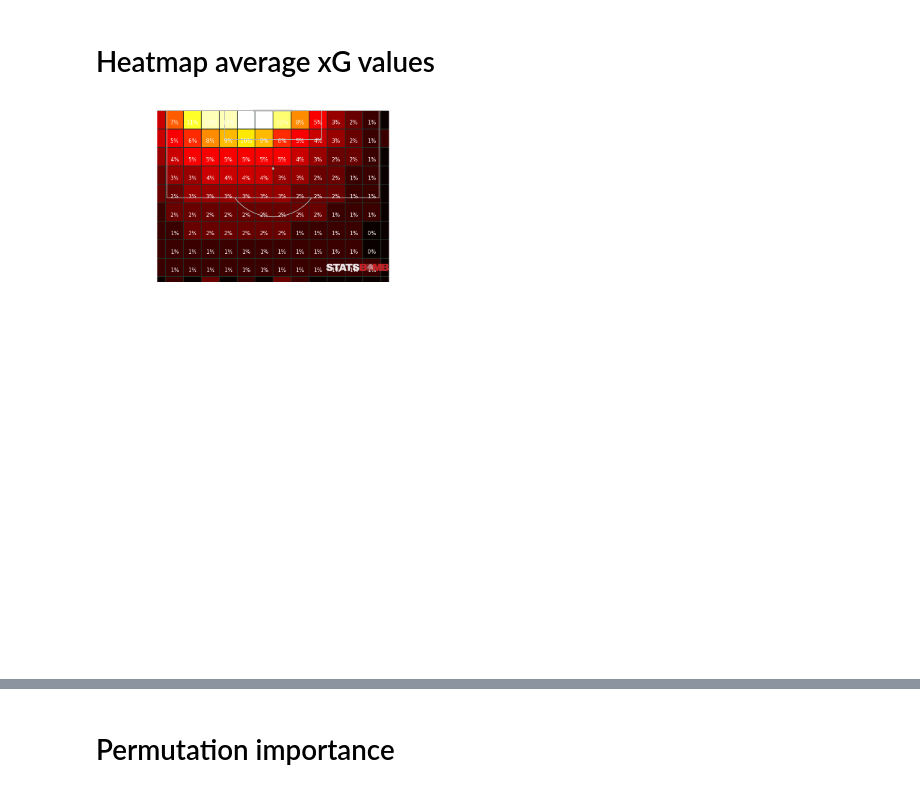
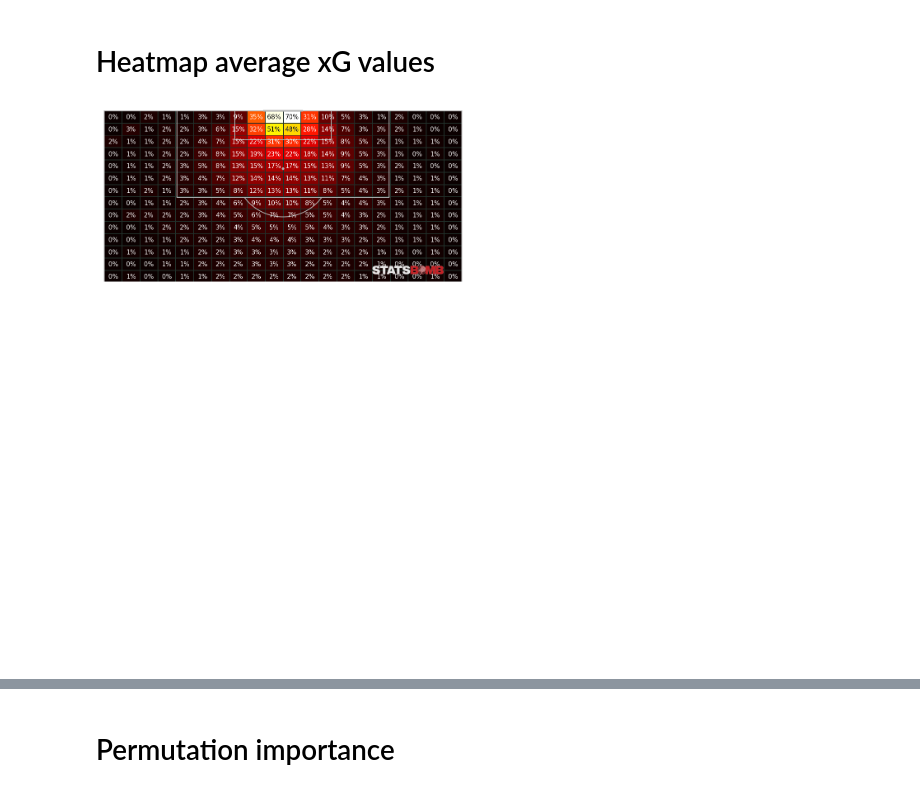
Before and after one commit to SergiRuizUNIR/TFG, a Jupyter notebook: 14_Visualizar_xG.ipynb, the cells around one changed output, grey strips where cells are left out. Drawn from its saved outputs; the diff is of its cells as text; code cells hidden in the pictures.

```diff
--- a/14_Visualizar_xG.ipynb
+++ b/14_Visualizar_xG.ipynb
@@ -23,11 +16,13 @@ from urllib.request import urlopen
 # %%
 # Load model and data
 cwd = os.getcwd()
-df_lgbm = pd.read_parquet(os.path.join(cwd, 'data', 'modelling', 'lgbm2.parquet'))
+df_xgb = pd.read_parquet(os.path.join(cwd, 'data', 'modelling', 'xgb.parquet'))
 df_all = pd.read_parquet(os.path.join(cwd, 'data', 'shots.parquet'))
-df_X = df_lgbm.drop(['goal', 'split', 'match_id', 'wyscout_id', 'statsbomb_id'], axis=1).copy()
-df_xg = pd.read_parquet(os.path.join(cwd, 'data', 'modelling', 'xg_shap2.parquet'))
-model = load(os.path.join(cwd, 'models', 'lgbm_model.joblib'))
+mask_penalty = (df_all.shot_type_name=='penalty')
+df_all = df_all[~mask_penalty].copy()
+df_X = df_xgb.drop(['goal', 'split', 'match_id', 'wyscout_id', 'statsbomb_id'], axis=1).copy()
+df_xg_xgb = pd.read_parquet(os.path.join(cwd, 'data', 'modelling', 'xg_shap_xgb.parquet'))
+model_xgb = load(os.path.join(cwd, 'models', 'xgb_model.joblib'))
 STATSBOMB = os.path.join(cwd, 'data', 'statsbomb')
 df_statsbomb_event = pd.read_parquet(os.path.join(STATSBOMB, 'event.parquet'))
 df_statsbomb_freeze = pd.read_parquet(os.path.join(STATSBOMB, 'freeze.parquet'))
@@ -43,8 +38,8 @@ df_statsbomb_freeze = df_statsbomb_freeze.merge(df_statsbomb_lineup[['match_id',
                                                 how='left', on=['match_id', 'player_id'], validate='m:1')
 # %%
 # Add on Xg to original shots dataframe
-df_all = df_all.merge(df_xg.loc[df_xg.statsbomb_id.notnull(), ['match_id', 'statsbomb_id', 'xg']], how='left')
-df_all = df_all.merge(df_xg.loc[df_xg.wyscout_id.notnull(), ['match_id', 'wyscout_id', 'xg']], how='left',
+df_all = df_all.merge(df_xg_xgb.loc[df_xg_xgb.statsbomb_id.notnull(), ['match_id', 'statsbomb_id', 'xg']], how='left')
+df_all = df_all.merge(df_xg_xgb.loc[df_xg_xgb.wyscout_id.notnull(), ['match_id', 'wyscout_id', 'xg']], how='left',
                       on=['match_id', 'wyscout_id'], suffixes=['', '_1'])
 df_all.loc[df_all.xg.isnull(), 'xg'] = df_all.loc[df_all.xg.isnull(), 'xg_1']
 df_all.drop(['xg_1'], axis=1, inplace=True)
@@ -154,21 +89,18 @@ TypeError: 'AxesSubplot' object is not subscriptable
 # %% [markdown]
 # Heatmap average xG values
-# %%
-df_all['x_statsbomb'] = df_all['x'] / 105. * 120.
-df_all['y_statsbomb'] = 80. - (df_all.y * (80./68.))
 # %%
 pitch = VerticalPitch(tight_layout=False, pitch_type='uefa', line_zorder=2, half=True,
-              pad_left=-12, pad_right=-12, pad_bottom=-20, pad_top=1)
+              pad_left=1, pad_right=1, pad_bottom=-20, pad_top=1)
 fig, ax = pitch.draw(figsize=(16, 9))
-bs = pitch.bin_statistic(df_all.x_statsbomb, df_all.y_statsbomb, df_all.xg, statistic='mean', bins=(30, 20))
+bs = pitch.bin_statistic(df_all.x, df_all.y, df_all.xg, statistic='mean', bins=(45, 20))
 bs['statistic'] = np.round(np.nan_to_num(bs['statistic']) * 100., 0).astype(np.int32)
 vmax = bs['statistic'].max()
 pcm = pitch.heatmap(bs, ax=ax, cmap='hot', edgecolors='#22312b')
 mask = bs['statistic'] > 40
 bs['statistic'] = (pd.DataFrame(bs['statistic']).round(0).astype(np.int32).applymap(lambda x: '{:d}%'.format(x)).values)
-annotation = pitch.label_heatmap(bs, color='white', fontsize=15, ax=ax, ha='center', va='top', zorder=3)
+annotation = pitch.label_heatmap(bs, color='white', fontsize=15, ax=ax, ha='center', va='center', zorder=3)
 bs['statistic'][~mask] = ''
-annotation = pitch.label_heatmap(bs, color='black', fontsize=15, ax=ax, ha='center', va='top', zorder=3)
-ax_image = add_image(logo_alt, fig, left=0.64, bottom=0.17, width=0.15, alpha=0.9, interpolation='hanning')
+annotation = pitch.label_heatmap(bs, color='black', fontsize=15, ax=ax, ha='center', va='center', zorder=3)
+ax_image = add_image(logo_alt, fig, left=0.70, bottom=0.2, width=0.15, alpha=0.9, interpolation='hanning')
 # %% [output]
-[figure, old version]
+[figure, new version]
```
Also changed, not shown: parts of 50 cells of this notebook, 4 other files.
